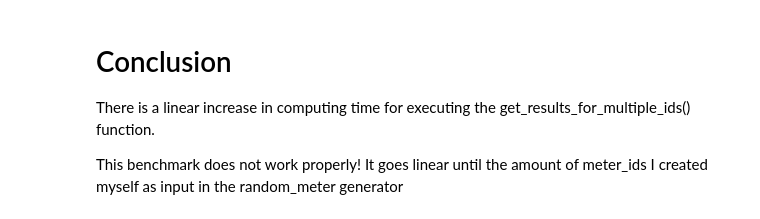
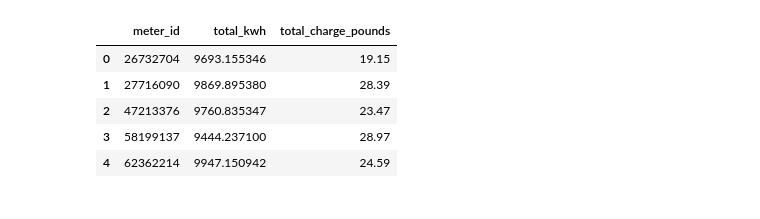
Before and after one commit to GingerKingB/Gorilla, a Jupyter notebook: Gorilla_benchmarking.ipynb, the cells around one changed output. Saved outputs shown, nothing was run; the diff lists cells and outputs as text; code cells hidden in the pictures.

```diff
--- a/Gorilla_benchmarking.ipynb
+++ b/Gorilla_benchmarking.ipynb
@@ -119,6 +0,0 @@ plt.show()
-# %% [markdown]
-# Conclusion
-
-There is a linear increase in computing time for executing the get_results_for_multiple_ids() function.
-
-This benchmark does not work properly! It goes linear until the amount of meter_ids I created myself as input in the random_meter generator
@@ -124,0 +53,10 @@ This benchmark does not work properly! It goes linear until the amount of meter_
+# %%
+# Test random results
+random_results(10, 100).head()
+# %% [output]
+|  | meter_id | total_kwh | total_charge_pounds |
+| 0 | 26732704 | 9693.155346 | 19.15 |
+| 1 | 27716090 | 9869.895380 | 28.39 |
+| 2 | 47213376 | 9760.835347 | 23.47 |
+| 3 | 58199137 | 9444.237100 | 28.97 |
+| 4 | 62362214 | 9947.150942 | 24.59 |
```
Also changed, not shown: parts of 7 cells of this notebook, 3 other files.
